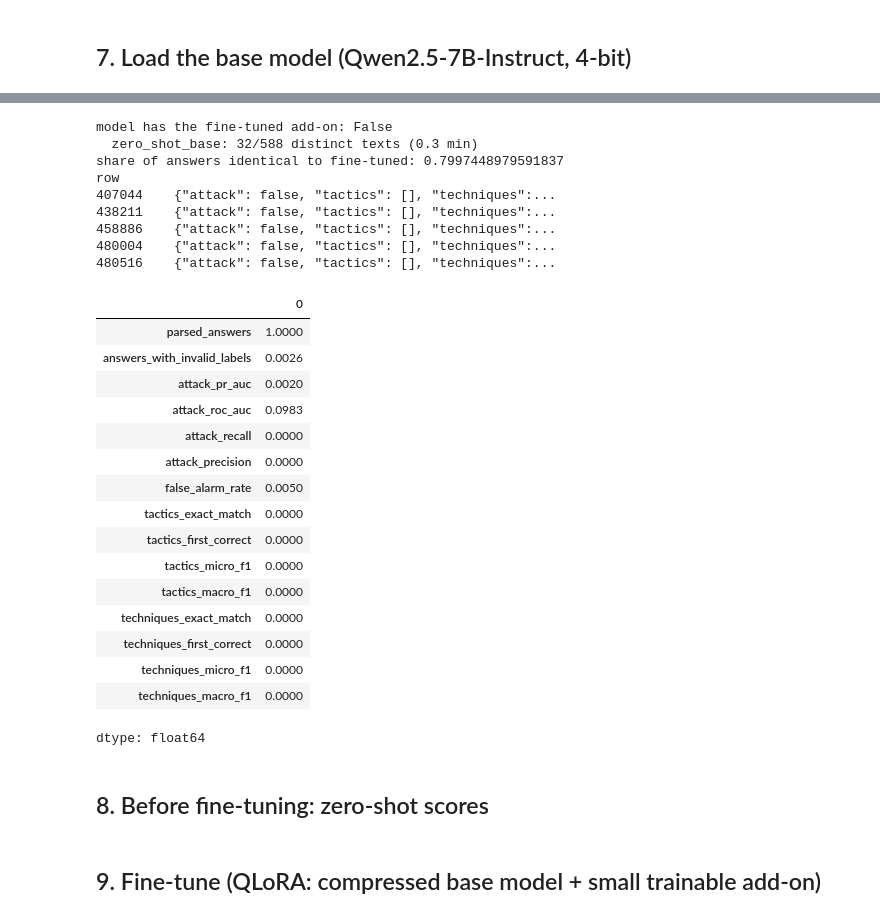
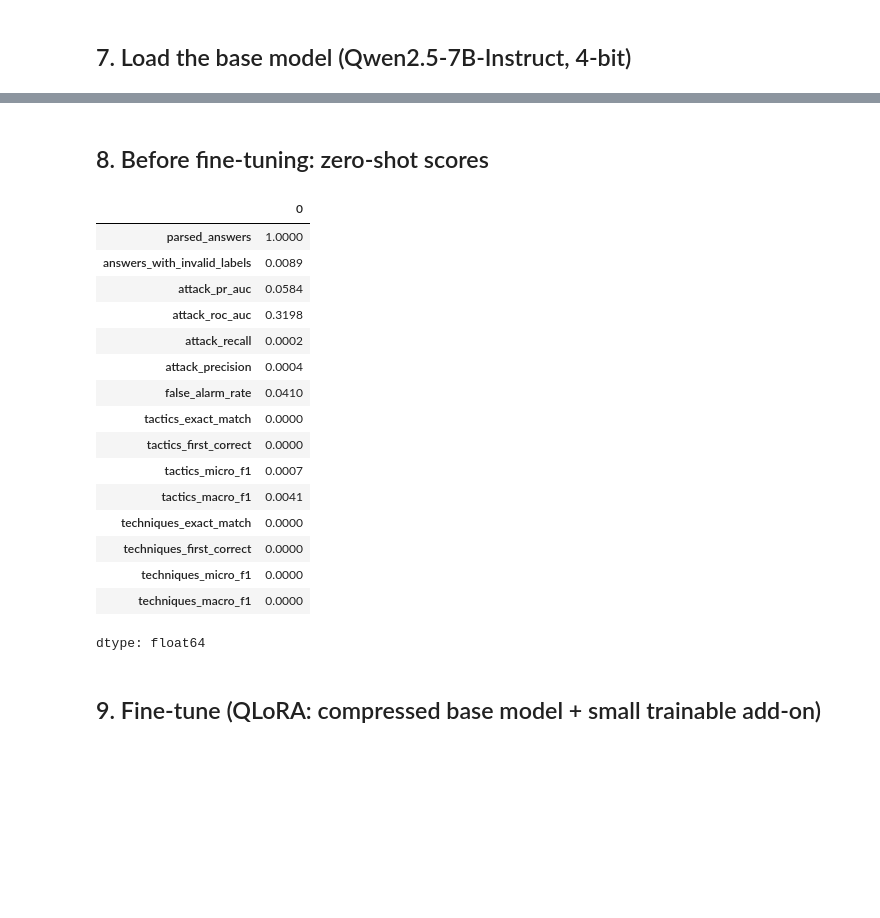
Before and after one commit to aakashvardhan/cyber-threat-detection, a Jupyter notebook: notebooks/fine_tuned_llm/UWF_LLM_Finetune.ipynb, the cells around one changed output, grey strips where cells are left out. Cells and saved outputs as stored; diff of their text form; code cells hidden in the pictures; blank space fills up the shorter version.

```diff
--- a/notebooks/fine_tuned_llm/UWF_LLM_Finetune.ipynb
+++ b/notebooks/fine_tuned_llm/UWF_LLM_Finetune.ipynb
@@ -245,8 +319,9 @@ attack combinations in training: 48 | techniques in held-out data: ['T1016', 'T1
 # %% [markdown]
 ## 5. Prompt and answer format
 # %%
-TACTICS = sorted(set(t for ts in edges.tactics for t in ts))
-TECHNIQUES = sorted(set(t for ts in edges.techniques for t in ts))
+label_rows = edges[edges.split != "test"] if "split" in edges else edges
+TACTICS = sorted(set(t for ts in label_rows.tactics for t in ts))
+TECHNIQUES = sorted(set(t for ts in label_rows.techniques for t in ts))
 TECHNIQUE_NAMES = {
     "T1016": "System Network Configuration Discovery", "T1018": "Remote System Discovery", "T1046": "Network Service Discovery",
     "T1048": "Exfiltration Over Alternative Protocol", "T1059": "Command and Scripting Interpreter", "T1071": "Application Layer Protocol",
@@ -413,55 +484,45 @@ O^O/ \_/ \    Torch: 2.11.0+cu130. CUDA: 8.9. CUDA Toolkit: 13.0. Triton: 3.6.0
  "-____-"     Free license: http://github.com/unslothai/unsloth
 Unsloth: Fast downloading is enabled - ignore downloading bars which are red colored!
 loaded unsloth/Qwen2.5-7B-Instruct-bnb-4bit | true/false token ids: 830 895
-# %%
-## zero-shot on the clean base model, saved under a new name so nothing old is reused
-has_add_on = any("lora_" in n for n, _ in model.named_parameters())
-print("model has the fine-tuned add-on:", has_add_on)
-assert not has_add_on, "restart the runtime and run sections 1-7 only before this cell"
-
-zero_pred = run_model(test_set, "zero_shot_base")
-zero_scores = score_predictions(zero_pred, test_set)
-json.dump(zero_scores, open(OUT_DIR / "scores_zero_shot.json", "w"), indent=1)
-
-f = pd.read_parquet(OUT_DIR / "predictions_fine_tuned.parquet").set_index("row")
-print("share of answers identical to fine-tuned:", (zero_pred.raw.values == f.loc[zero_pred.index, "raw"].values).mean())
-print(zero_pred.raw.head(5).to_string())
-display(pd.Series(zero_scores).round(4))
-# %% [output]
-model has the fine-tuned add-on: False
-  zero_shot_base: 32/588 distinct texts (0.3 min)
-share of answers identical to fine-tuned: 0.7997448979591837
-row
-407044    {"attack": false, "tactics": [], "techniques":...
-438211    {"attack": false, "tactics": [], "techniques":...
-458886    {"attack": false, "tactics": [], "techniques":...
-480004    {"attack": false, "tactics": [], "techniques":...
-480516    {"attack": false, "tactics": [], "techniques":...
-|  | 0 |
-| parsed_answers | 1.0000 |
-| answers_with_invalid_labels | 0.0026 |
-| attack_pr_auc | 0.0020 |
-| attack_roc_auc | 0.0983 |
-| attack_recall | 0.0000 |
-| attack_precision | 0.0000 |
-| false_alarm_rate | 0.0050 |
-| tactics_exact_match | 0.0000 |
-| tactics_first_correct | 0.0000 |
-| tactics_micro_f1 | 0.0000 |
-| tactics_macro_f1 | 0.0000 |
-| techniques_exact_match | 0.0000 |
-| techniques_first_correct | 0.0000 |
-| techniques_micro_f1 | 0.0000 |
-| techniques_macro_f1 | 0.0000 |
-dtype: float64
 # %% [markdown]
 ## 8. Before fine-tuning: zero-shot scores
 # %%
-if CFG["RUN_MODEL"]:
+if CFG["RUN_MODEL"] and HAS_TEST:
+    assert not any("lora_" in n for n, _ in model.named_parameters()), \
+        "the model already has the fine-tuned add-on: restart the runtime and run sections 1-7 before this cell"
+
+    # Remove stale cached predictions if they do not match the expected length of the test_set
+    zero_shot_cache = OUT_DIR / "predictions_zero_shot.parquet"
+    if zero_shot_cache.exists():
+        cached_len = len(pd.read_parquet(zero_shot_cache))
+        if cached_len != len(test_set):
+            print(f"Removing stale cache file with {cached_len} rows (expected {len(test_set)} rows)")
+            zero_shot_cache.unlink()
+
     zero_pred = run_model(test_set, "zero_shot")
     zero_scores = score_predictions(zero_pred, test_set)
     json.dump(zero_scores, open(OUT_DIR / "scores_zero_shot.json", "w"), indent=1)
     display(pd.Series(zero_scores).round(4))
+elif CFG["RUN_MODEL"]:
+    print("no test file yet: zero-shot scores skipped")
+# %% [output]
+|  | 0 |
+| parsed_answers | 1.0000 |
+| answers_with_invalid_labels | 0.0089 |
+| attack_pr_auc | 0.0584 |
+| attack_roc_auc | 0.3198 |
+| attack_recall | 0.0002 |
+| attack_precision | 0.0004 |
+| false_alarm_rate | 0.0410 |
+| tactics_exact_match | 0.0000 |
+| tactics_first_correct | 0.0000 |
+| tactics_micro_f1 | 0.0007 |
+| tactics_macro_f1 | 0.0041 |
+| techniques_exact_match | 0.0000 |
+| techniques_first_correct | 0.0000 |
+| techniques_micro_f1 | 0.0000 |
+| techniques_macro_f1 | 0.0000 |
+dtype: float64
 # %% [markdown]
 ## 9. Fine-tune (QLoRA: compressed base model + small trainable add-on)
 # %%
```
Also changed, not shown: parts of 13 cells of this notebook, 1 other file.
